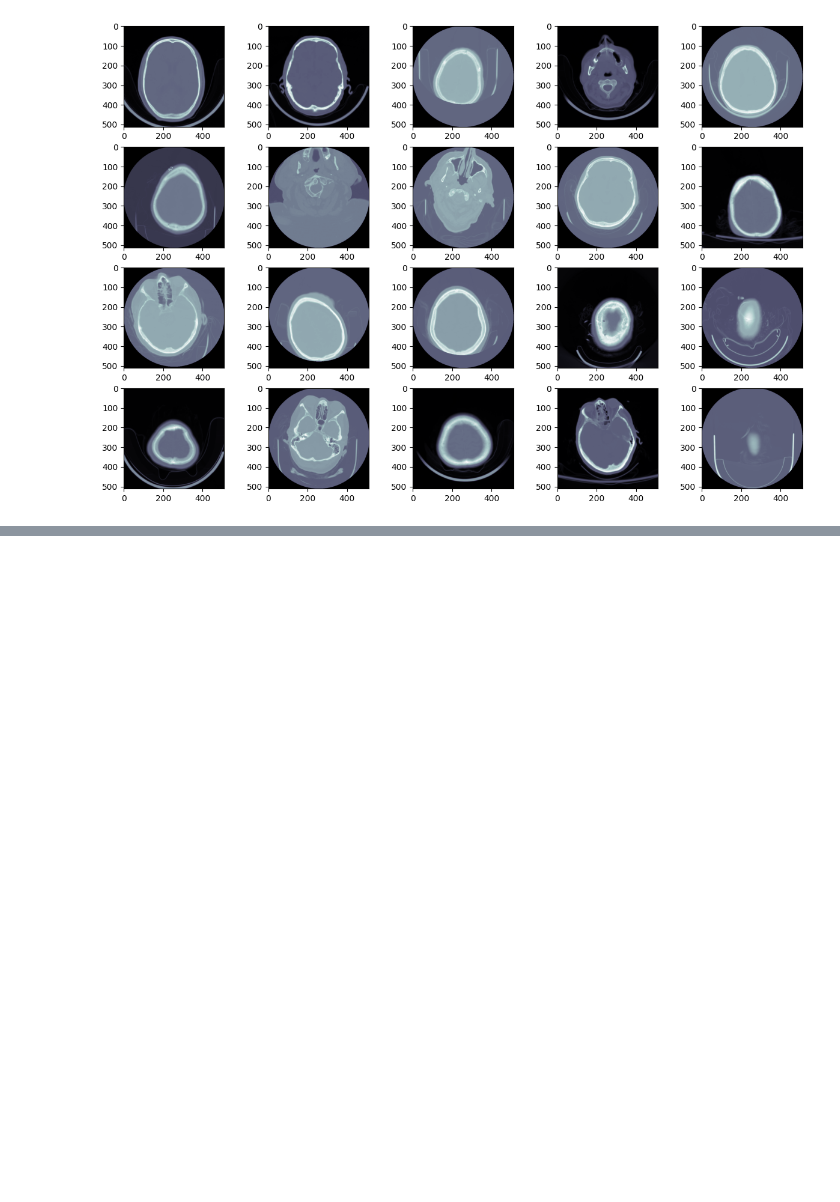
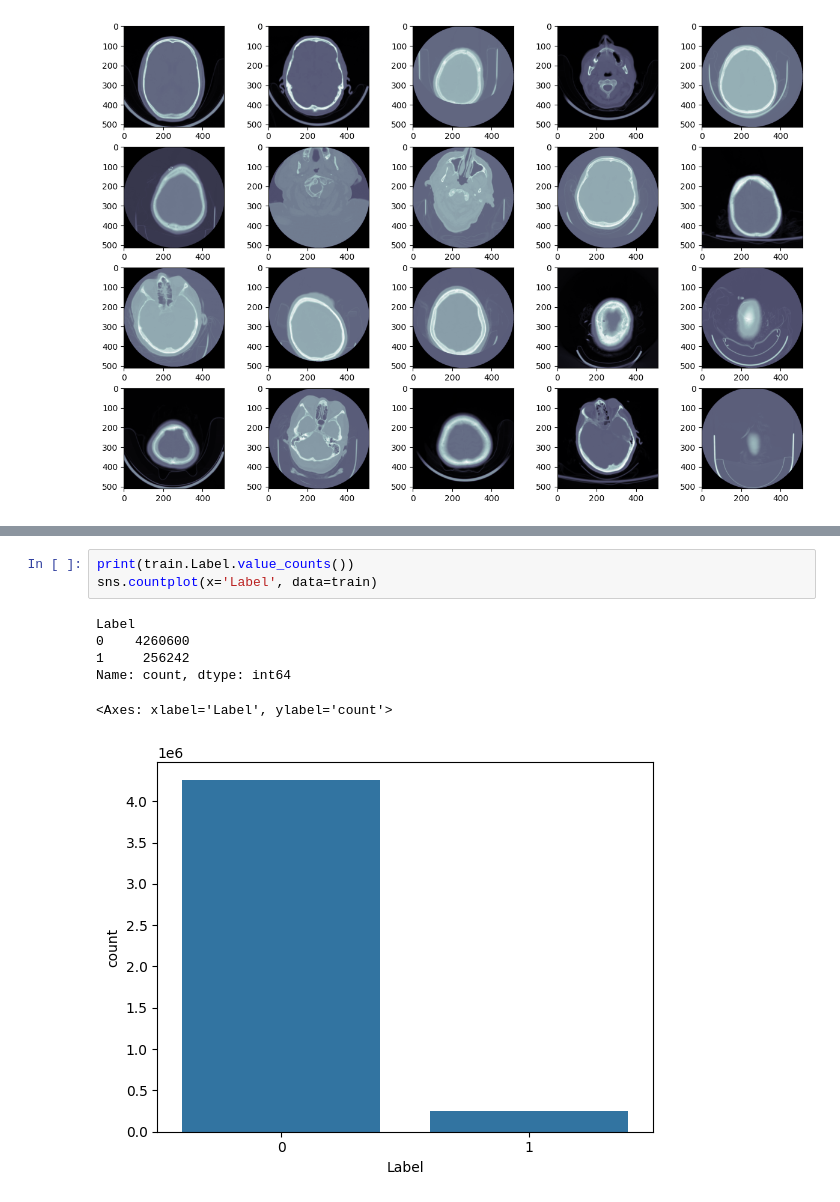
Before and after one commit to yaober/ml_course_project, a Jupyter notebook: eda.ipynb, the cells around one changed output, grey strips where cells are left out. Cells and saved outputs as stored; diff of their text form; blank space fills up the shorter version.

```diff
--- a/eda.ipynb
+++ b/eda.ipynb
@@ -42,0 +80,10 @@ for i in range(1, columns*rows +1):
+# %%
+print(train.Label.value_counts())
+sns.countplot(x='Label', data=train)
+# %% [output]
+Label
+0    4260600
+1     256242
+Name: count, dtype: int64
+<Axes: xlabel='Label', ylabel='count'>
+[figure, added]
```
Also changed, not shown: parts of 27 cells of this notebook, 6 other files.
